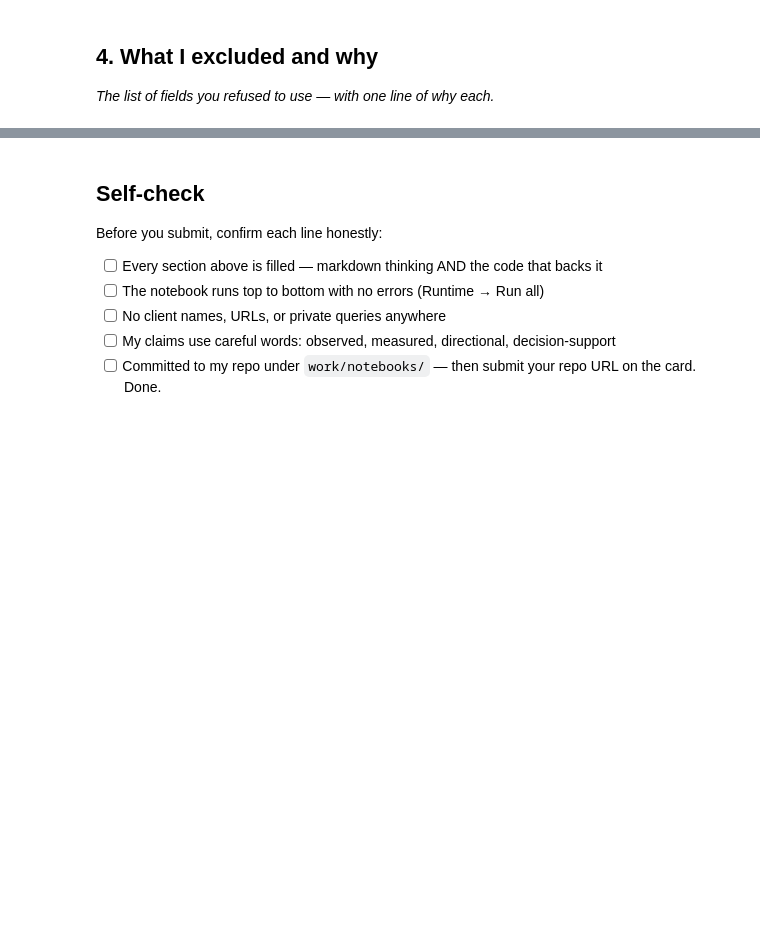
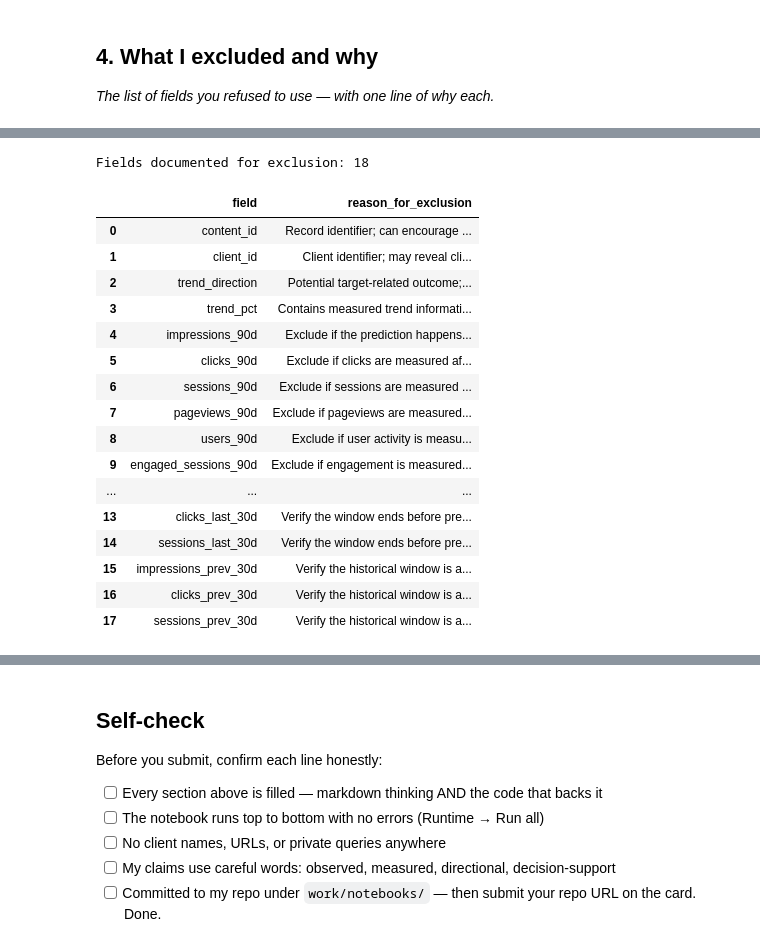
Before and after one commit to Ruchi74/flyrank-ml-internship, a Jupyter notebook: work/notebooks/w03_feature_leakage_check.ipynb, the cells around one changed output, grey strips where cells are left out. Cells and saved outputs as stored; diff of their text form; code cells hidden in the pictures; blank space fills up the shorter version.

```diff
--- a/work/notebooks/w03_feature_leakage_check.ipynb
+++ b/work/notebooks/w03_feature_leakage_check.ipynb
@@ -36,0 +251,53 @@ This skeleton is yours to fill. Work the sections **in order** — each one has
+# %%
+
+# Section 4: Fields excluded from the feature vector and reasons
+
+excluded_fields = [
+    ("content_id", "Record identifier; can encourage memorization."),
+    ("client_id", "Client identifier; may reveal client-specific patterns."),
+    ("trend_direction", "Potential target-related outcome; exclude when predicting future trends."),
+    ("trend_pct", "Contains measured trend information and may reveal the outcome."),
+    ("impressions_90d", "Exclude if the prediction happens before this 90-day window ends."),
+    ("clicks_90d", "Exclude if clicks are measured after the prediction moment."),
+    ("sessions_90d", "Exclude if sessions are measured after the prediction moment."),
+    ("pageviews_90d", "Exclude if pageviews are measured after the prediction moment."),
+    ("users_90d", "Exclude if user activity is measured after the prediction moment."),
+    ("engaged_sessions_90d", "Exclude if engagement is measured after the prediction moment."),
+    ("ai_sessions_90d", "Exclude if AI traffic is measured after the prediction moment."),
+    ("scroll_events_90d", "Exclude if scroll activity is measured after the prediction moment."),
+    ("impressions_last_30d", "Verify the window ends before prediction."),
+    ("clicks_last_30d", "Verify the window ends before prediction."),
+    ("sessions_last_30d", "Verify the window ends before prediction."),
+    ("impressions_prev_30d", "Verify the historical window is available at prediction time."),
+    ("clicks_prev_30d", "Verify the historical window is available at prediction time."),
+    ("sessions_prev_30d", "Verify the historical window is available at prediction time.")
+]
+
+excluded_df = pd.DataFrame(
+    excluded_fields,
+    columns=["field", "reason_for_exclusion"]
+)
+
+excluded_df = excluded_df[excluded_df["field"].isin(df.columns)]
+
+print("Fields documented for exclusion:", len(excluded_df))
+display(excluded_df)
+# %% [output]
+Fields documented for exclusion: 18
+|  | field | reason_for_exclusion |
+| 0 | content_id | Record identifier; can encourage ... |
+| 1 | client_id | Client identifier; may reveal cli... |
+| 2 | trend_direction | Potential target-related outcome;... |
+| 3 | trend_pct | Contains measured trend informati... |
+| 4 | impressions_90d | Exclude if the prediction happens... |
+| 5 | clicks_90d | Exclude if clicks are measured af... |
+| 6 | sessions_90d | Exclude if sessions are measured ... |
+| 7 | pageviews_90d | Exclude if pageviews are measured... |
+| 8 | users_90d | Exclude if user activity is measu... |
+| 9 | engaged_sessions_90d | Exclude if engagement is measured... |
+| ... | ... | ... |
+| 13 | clicks_last_30d | Verify the window ends before pre... |
+| 14 | sessions_last_30d | Verify the window ends before pre... |
+| 15 | impressions_prev_30d | Verify the historical window is a... |
+| 16 | clicks_prev_30d | Verify the historical window is a... |
+| 17 | sessions_prev_30d | Verify the historical window is a... |
```
Also changed, not shown: parts of 9 cells of this notebook.
